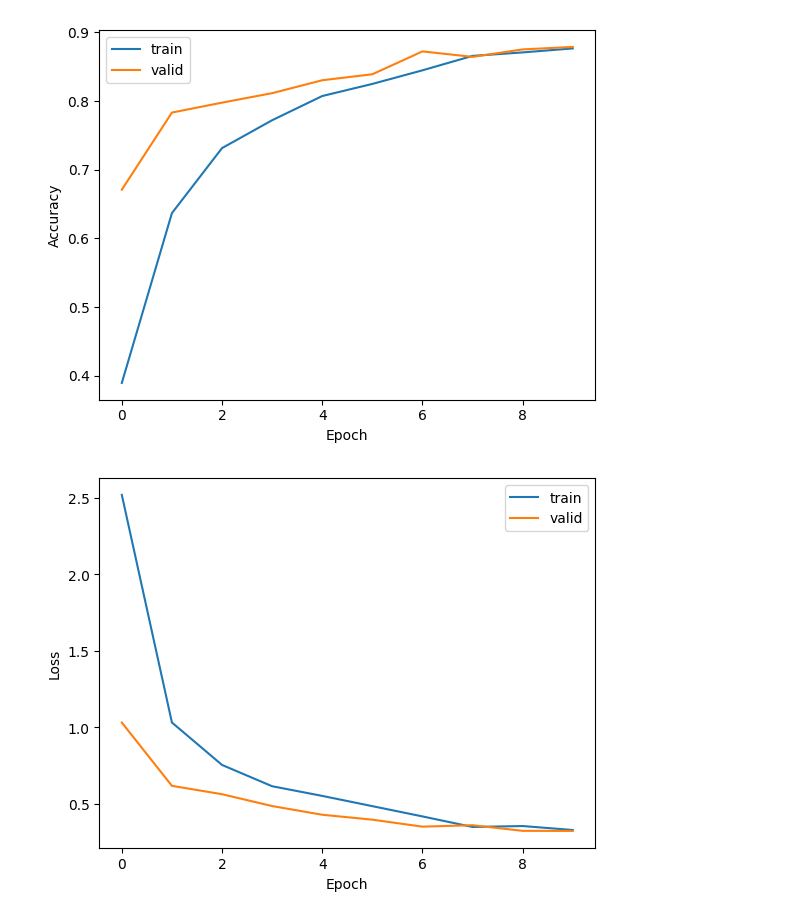
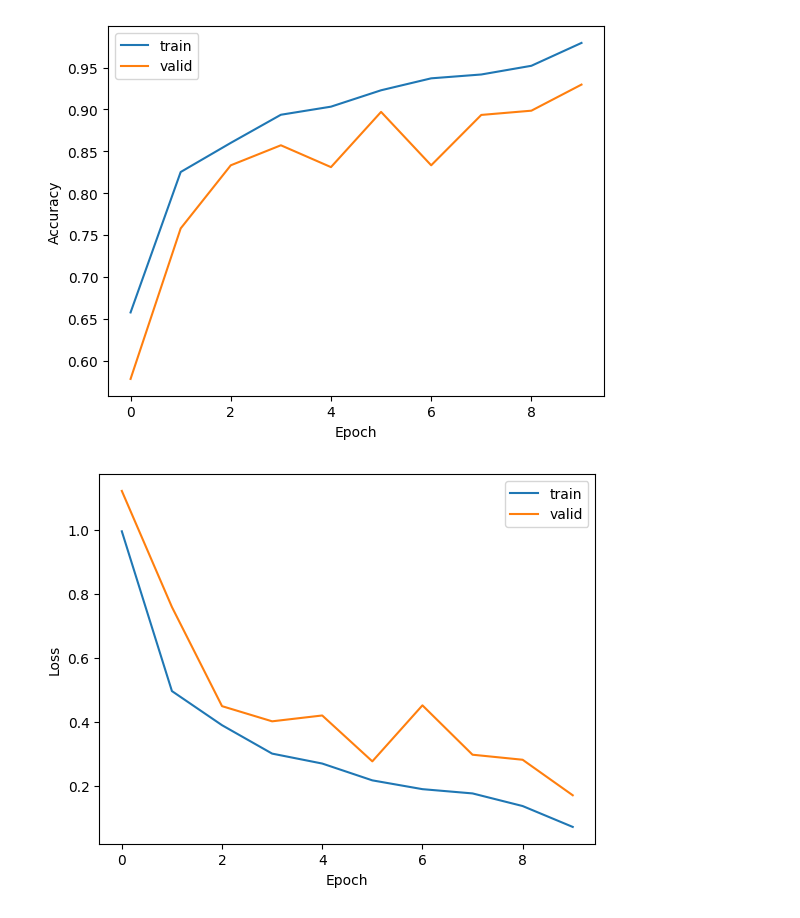
Before and after one commit to kevink02/CECS456Project, a Jupyter notebook: models/marcopacini-cecs456project.ipynb, the cells around one changed output. Cells and saved outputs as stored; diff of their text form; code cells hidden in the pictures.

Commit message:
Added improved version of my model

```diff
--- a/models/marcopacini-cecs456project.ipynb
+++ b/models/marcopacini-cecs456project.ipynb
@@ -8,6 +8,9 @@ from sklearn.model_selection import train_test_split
 from tensorflow.keras.utils import to_categorical
 from sklearn.preprocessing import LabelEncoder
 from tensorflow.keras.layers import Input
+from tensorflow.keras.optimizers import Adam
+from tensorflow.keras.callbacks import ReduceLROnPlateau
+
 
 dataDirectory = "/kaggle/input/natural-images/natural_images/"
 
@@ -39,37 +42,60 @@ labels = labels[rand]
 
 X_train, X_test, y_train, y_test = train_test_split(data, labels, test_size=0.2)
 
+from tensorflow.keras.layers import BatchNormalization, Activation, MaxPooling2D
+
 model = Sequential([
-    Input(shape=(32, 32, 3)),
-    Conv2D(32, (3, 3), padding="same", activation='relu'),
-    Conv2D(32, (3, 3), activation='relu'),
-    MaxPool2D((2, 2)),
+    Conv2D(32, (3, 3), padding="same"),
+    BatchNormalization(),
+    LeakyReLU(0.001),
+    Conv2D(32, (3, 3)),
+    BatchNormalization(),
+    LeakyReLU(0.001),
+    MaxPooling2D((2, 2)),
 
     Conv2D(64, (3, 3), padding="same"),
+    BatchNormalization(),
     LeakyReLU(0.001),
     Conv2D(64, (3, 3)),
+    BatchNormalization(),
     LeakyReLU(0.001),
-    MaxPool2D((2, 2)),
+    MaxPooling2D((2, 2)),
+
+    Conv2D(128, (3, 3), padding="same"),
+    BatchNormalization(),
+    LeakyReLU(0.001),
+    Conv2D(128, (3, 3)),
+    BatchNormalization(),
+    LeakyReLU(0.001),
+    MaxPooling2D((2, 2)),
 
     Dropout(0.25),
     Flatten(),
-    Dense(128, activation='relu'),
+    Dense(128),
+    BatchNormalization(),
+    LeakyReLU(0.001),
     Dropout(0.5),
     Dense(8, activation="softmax")
 ])
 
-model.compile(loss="categorical_crossentropy", optimizer="adam", metrics=["accuracy"])
+# Use the Adam optimizer with a reduced learning rate
+optimizer = Adam(learning_rate=0.001)
+model.compile(loss="categorical_crossentropy", optimizer=optimizer, metrics=["accuracy"])
+
+# Learning rate reduction callback
+reduceLr = ReduceLROnPlateau(monitor='val_loss', factor=0.2, patience=3, min_lr=0.00001)
 
 history = model.fit(
     X_train,
     y_train,
     epochs=10,
     validation_split=0.25,
-    batch_size=32
+    batch_size=32,
+    callbacks=[reduceLr]
 )
 
-history_df = pd.DataFrame(history.history)
-history_df.head()
+historyDf = pd.DataFrame(history.history)
+historyDf.head()
 
 plt.figure()
 plt.plot(history.history["accuracy"])
@@ -114,2 +140,2 @@ Epoch 10/10
-[figure, old version]
+[figure, new version]
-[figure, old version]
+[figure, new version]
```
Also changed, not shown: parts of 1 cell of this notebook.
